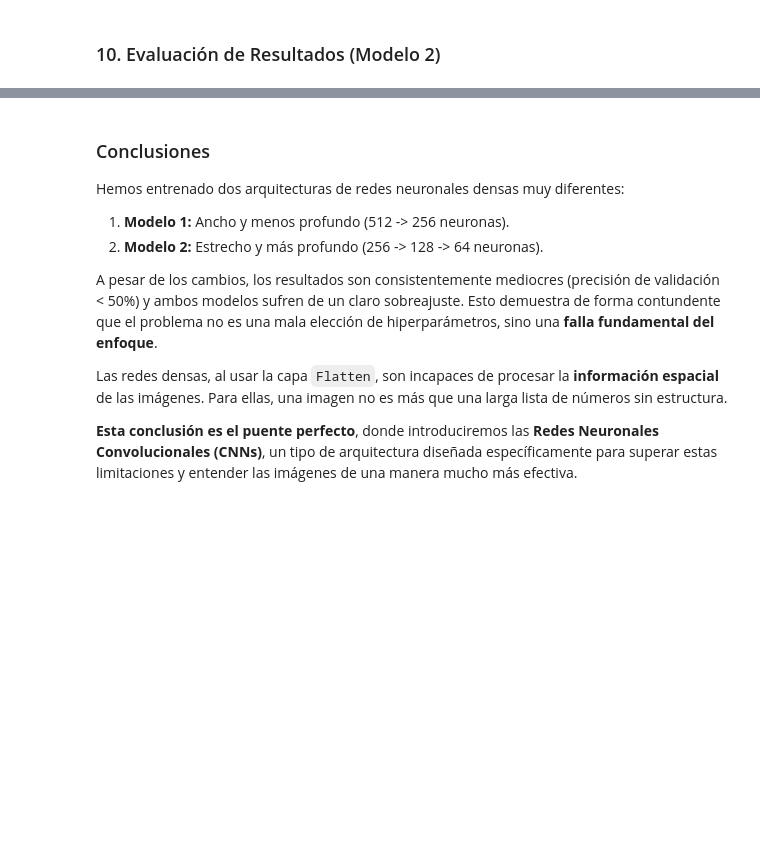
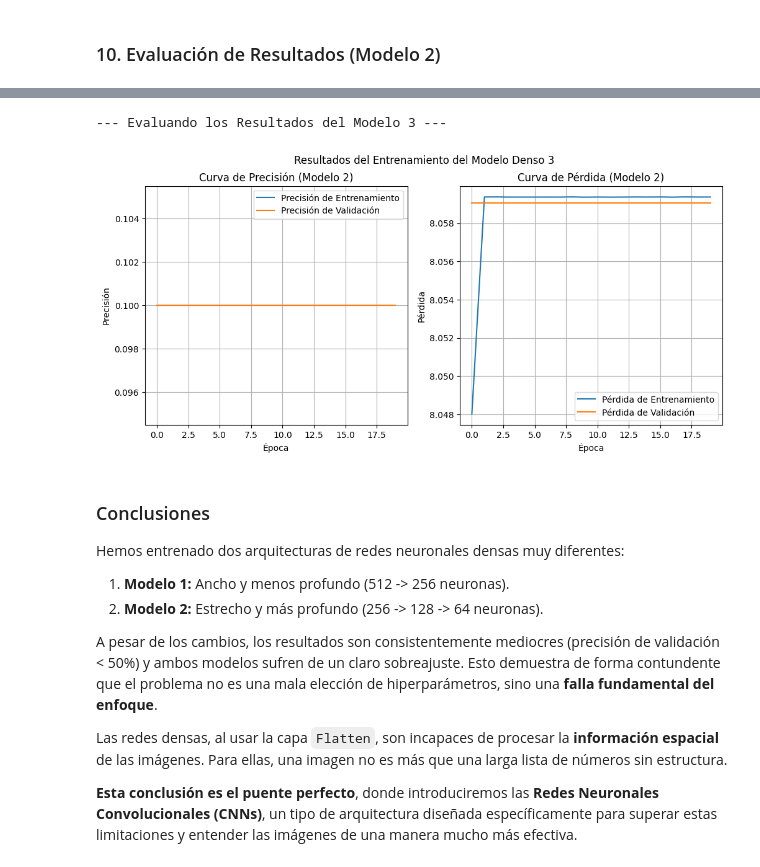
Before and after one commit to pythonCienciaDatosSantoto/SIE_Convolutional_Neural_Networks, a Jupyter notebook: sesion1_ann_in_computer_vision.ipynb, the cells around one changed output, grey strips where cells are left out. Cells and saved outputs as stored; diff of their text form; code cells hidden in the pictures; blank space fills up the shorter version.

```diff
--- a/sesion1_ann_in_computer_vision.ipynb
+++ b/sesion1_ann_in_computer_vision.ipynb
@@ -257,0 +182,12 @@ plt.show()
+# %%
+print("\n--- Construyendo el Modelo 2 (Profundo y Estrecho) ---")
+model_3 = Sequential([
+    Flatten(input_shape=(32, 32, 3)),
+    Dense(128, activation='relu'),
+    Dense(64, activation='tanh'),
+    Dense(32, activation='elu'),
+    Dense(16, activation='relu'),
+    Dense(num_classes, activation='tanh')
+])
+
+model_3.summary()
@@ -257,0 +215,10 @@ plt.show()
+# %%
+print("\n--- Compilando y Entrenando el Modelo 2 ---")
+model_3.compile(optimizer='adam',
+                loss='categorical_crossentropy',
+                metrics=['accuracy'])
+
+history_3 = model_3.fit(x_train_norm, y_train_cat,
+                        epochs=20,
+                        batch_size=64,
+                        validation_data=(x_test_norm, y_test_cat))
@@ -258,3 +243,29 @@ plt.show()
+# %%
+print("\n--- Evaluando los Resultados del Modelo 3 ---")
+plt.figure(figsize=(12, 5))
+plt.subplot(1, 2, 1)
+plt.plot(history_3.history['accuracy'], label='Precisión de Entrenamiento')
+plt.plot(history_3.history['val_accuracy'], label='Precisión de Validación')
+plt.xlabel('Época')
+plt.ylabel('Precisión')
+plt.title('Curva de Precisión (Modelo 2)')
+plt.legend()
+plt.grid(True)
+
+plt.subplot(1, 2, 2)
+plt.plot(history_3.history['loss'], label='Pérdida de Entrenamiento')
+plt.plot(history_3.history['val_loss'], label='Pérdida de Validación')
+plt.xlabel('Época')
+plt.ylabel('Pérdida')
+plt.title('Curva de Pérdida (Modelo 2)')
+plt.legend()
+plt.grid(True)
+
+plt.suptitle("Resultados del Entrenamiento del Modelo Denso 3")
+plt.show()
+# %% [output]
+--- Evaluando los Resultados del Modelo 3 ---
+[figure, added]
 # %% [markdown]
 ### Conclusiones
 
```
Also changed, not shown: parts of 9 cells of this notebook, 35 other files.
